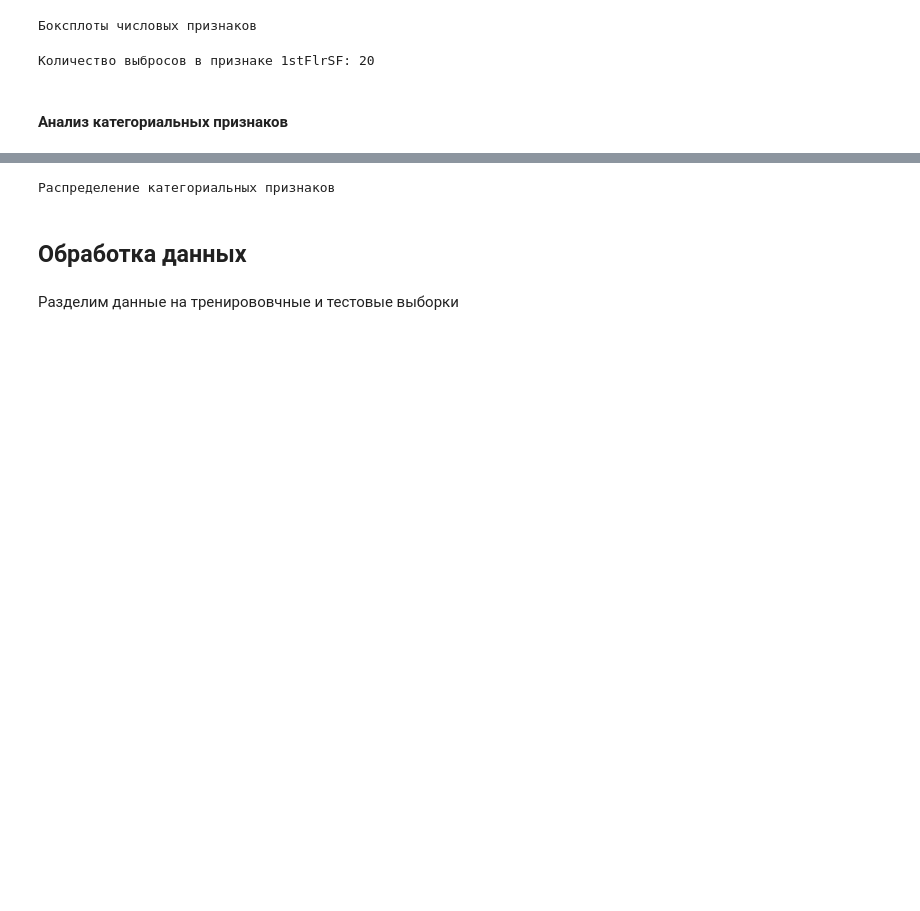
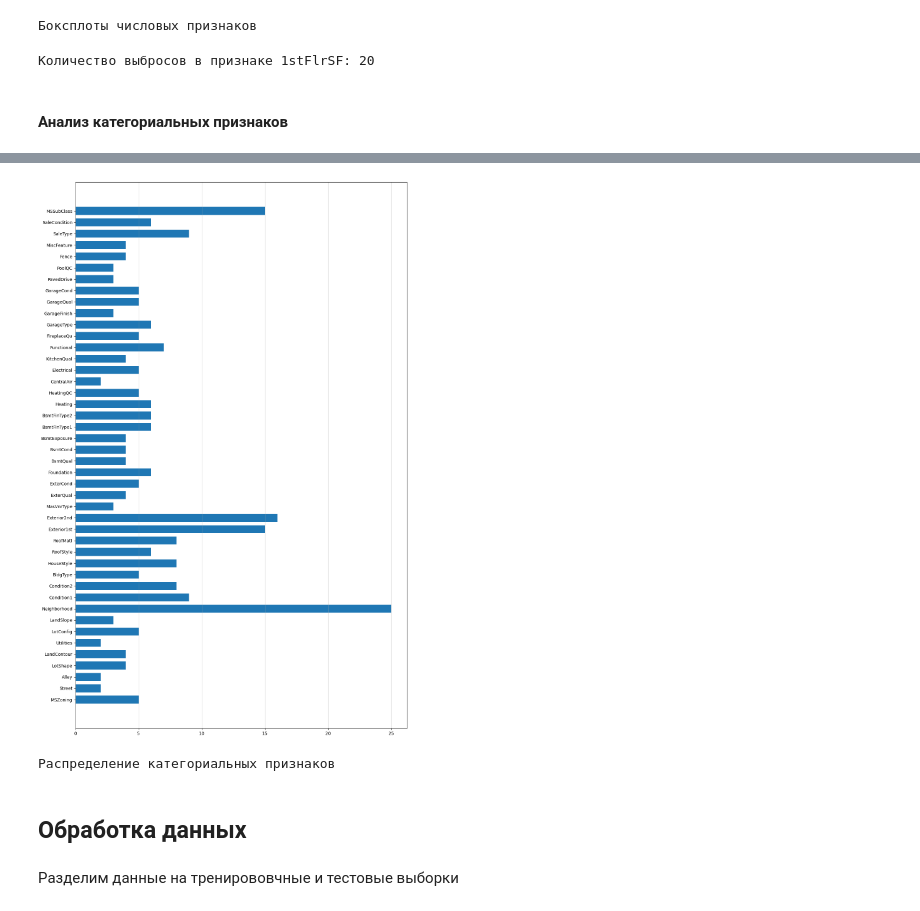
Before and after one commit to BraveCactus/ames-housing, a Jupyter notebook: prod.ipynb, the cells around one changed output, grey strips where cells are left out. Drawn from its saved outputs; the diff is of its cells as text; code cells hidden in the pictures; blank space fills up the shorter version.

Commit message:
update prod.ipynb: add unique categorical values analys

```diff
--- a/prod.ipynb
+++ b/prod.ipynb
@@ -143,12 +144,12 @@ print("Размерность test_df:", test_df.shape)
 # %%
 train_num_cols = train_df.select_dtypes(include=["int64", "float64"]).columns.tolist()
 train_cat_cols = train_df.select_dtypes(
-    include=["object", "category", "bool", "str"]
+    include=["object", "category", "bool"]
 ).columns.tolist()
 
 test_num_cols = test_df.select_dtypes(include=["int64", "float64"]).columns.tolist()
 test_cat_cols = test_df.select_dtypes(
-    include=["object", "category", "bool", "str"]
+    include=["object", "category", "bool"]
 ).columns.tolist()
 
 
@@ -244,3 +245,7 @@ print(f"Количество выбросов в признаке 1stFlrSF: {len
 Количество выбросов в признаке 1stFlrSF: 20
 # %% [markdown]
 #### Анализ категориальных признаков
+# %%
+unique_cat_values = {feat: list(train_df[feat].unique()) for feat in cat_features}
+for feat, val in unique_cat_values.items():
+    print(f"Признак {feat}: всего уникальных значений {len(val)} - {val}")
@@ -247,3 +270,16 @@ print(f"Количество выбросов в признаке 1stFlrSF: {len
+# %%
+labels = list(unique_cat_values.keys())
+values = train_df[labels].nunique()
+
+fig, ax = plt.subplots(figsize=(12, 18))
+
+ax.barh(labels, values, height=0.7)
+ax.grid(True, axis="x", alpha=0.5)
+
+plt.tight_layout()
+plt.show()
+# %% [output]
+[figure, added]
 # %%
 from src.utils import visualize_categorical_features
 
```
Also changed, not shown: parts of 5 cells of this notebook.
